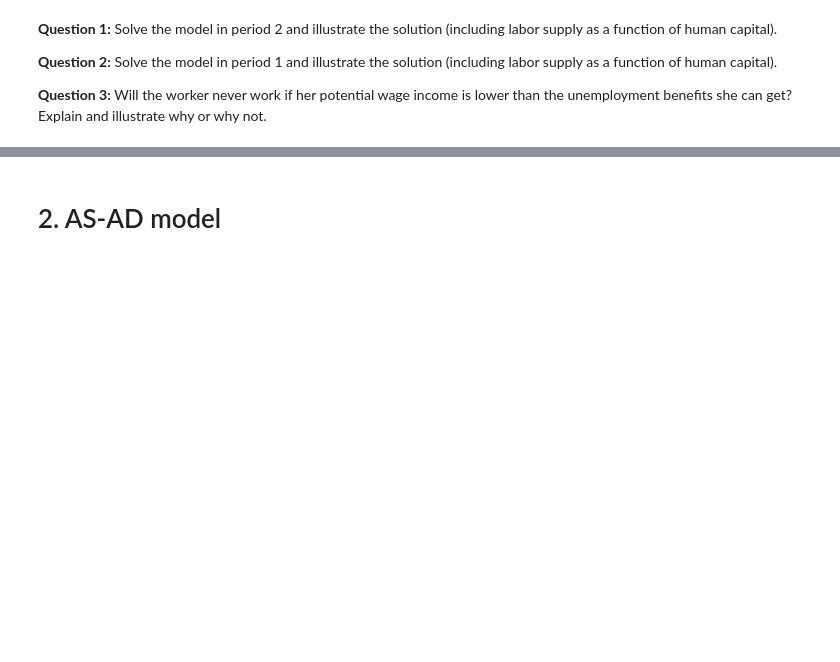
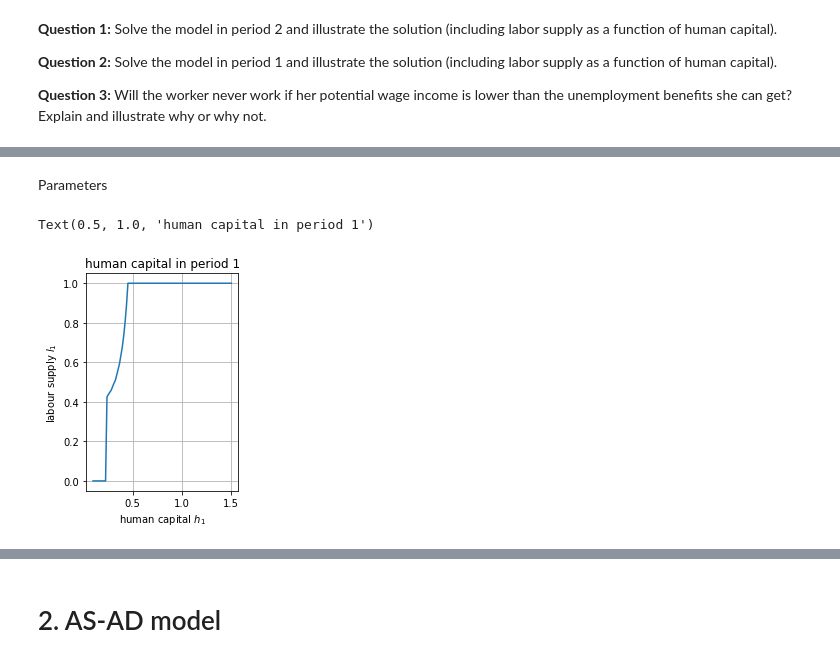
Before and after one commit to NumEconCopenhagen/projects-2019-tba, a Jupyter notebook: examproject/exam_2019.ipynb, the cells around one changed output, grey strips where cells are left out. Drawn from its saved outputs; the diff is of its cells as text; code cells hidden in the pictures; blank space fills up the shorter version.

```diff
--- a/examproject/exam_2019.ipynb
+++ b/examproject/exam_2019.ipynb
@@ -96,0 +218,49 @@ h_vec = np.linspace(0.1,1.5,100)
+# %% [markdown]
+Parameters
+# %%
+rho = 2
+beta = 0.96
+gamma = 0.1
+w = 2
+b = 1
+Delta = 0.1
+# %%
+def solve_period_1(w,b,rho,beta,Delta,gamma,v2_interp):
+
+    # a. grids
+    h1_vec = np.linspace(0.1,1.5,100)
+    v1_vec = np.empty(100)
+    l1_vec = np.empty(100)
+
+    # b. solve for each m1 in grid
+    for i,h1 in enumerate(h1_vec):
+
+
+        obj = lambda l1: -1*v1(w,h1,l1,b,rho,gamma,Delta,beta,v2_interp)
+
+        # ii. initial guess (consume half)
+        x0 = h1/2
+
+        # iii. optimize
+        result = optimize.minimize_scalar(obj,x0,method='bounded',bounds=[0,1])
+
+        # iv. save
+        v1_vec[i] = -result.fun
+        l1_vec[i] = result.x
+
+    return h1_vec,v1_vec,l1_vec
+# %%
+# solve
+h1_vec,v1_vec,l1_vec = solve_period_1(w,b,rho,beta,Delta,gamma,v2_interp)
+
+# illustrat
+fig = plt.figure()
+ax = fig.add_subplot(1,2,1)
+ax.plot(h1_vec,l1_vec)
+ax.grid()
+ax.set_xlabel('human capital $h_1$')
+ax.set_ylabel('labour supply $l_1$')
+ax.set_title('human capital in period 1')
+# %% [output]
+Text(0.5, 1.0, 'human capital in period 1')
+[figure, added]
```
Also changed, not shown: parts of 17 cells of this notebook, 1 other file.
